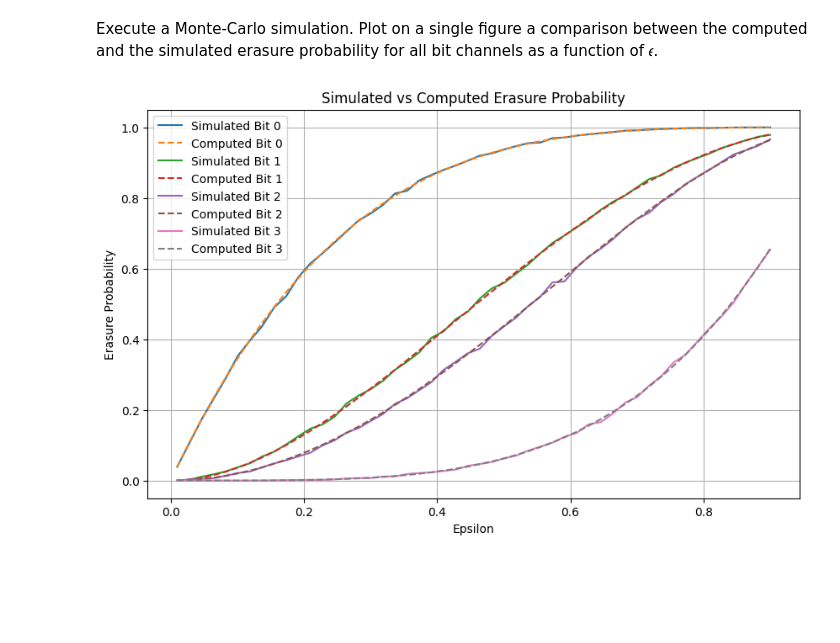
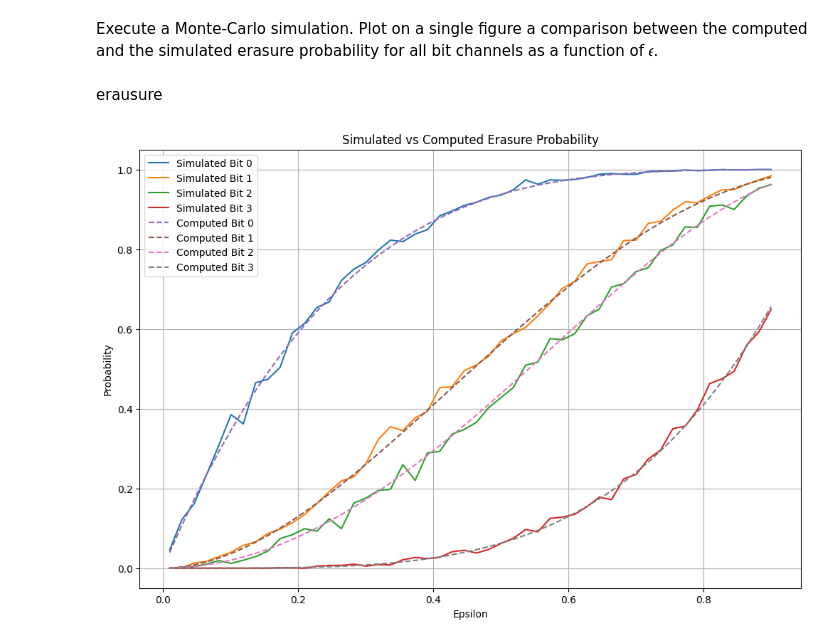
Before and after one commit to RonBartov/erasure-probabilities-and-error-correction, a Jupyter notebook: erasure_probabilities_and_error_correction.ipynb, the cells around one changed output. Saved outputs shown, nothing was run; the diff lists cells and outputs as text; code cells hidden in the pictures; blank space fills up the shorter version.

```diff
--- a/erasure_probabilities_and_error_correction.ipynb
+++ b/erasure_probabilities_and_error_correction.ipynb
@@ -599,50 +599,3 @@ Decoding success: True
 # %% [markdown]
 Execute a Monte-Carlo simulation. Plot on a single figure a comparison between the computed and
 the simulated erasure probability for all bit channels as a function of 𝜖.
-# %%
-# Number of Monte Carlo simulations
-num_simulations = 10000
-
-# Define a range of epsilon values
-epsilon_values = np.linspace(0.01, 0.9, 50)
-
-# Initialize arrays to store results
-simulated_erasure_probabilities = np.zeros((4, len(epsilon_values)))  # For 4 bits
-computed_erasure_probabilities = np.zeros((4, len(epsilon_values)))
-
-# Perform the Monte Carlo simulation
-for bit_index in range(4):  # Iterate over each bit channel
-    for eps_idx, eps in enumerate(epsilon_values):
-        success_count = 0
-
-        for _ in range(num_simulations):
-            # Randomly generate information bit `i`
-            i = [np.random.randint(0, 2)]
-
-            # Set info_locs to the current bit index
-            info_locs = [bit_index]
-
-            # Run encode_channel_decode
-            if encode_channel_decode(i, info_locs, eps):
-                success_count += 1
-
-        # Simulated erasure probability is 1 - success_rate
-        simulated_erasure_probabilities[bit_index, eps_idx] = 1 - (success_count / num_simulations)
-
-        # Compute theoretical erasure probability
-        computed_erasure_probabilities[bit_index, eps_idx] = computed_erasure_probability(bit_index, eps)
-
-# Plot results
-plt.figure(figsize=(10, 6))
-for bit_index in range(4):
-    plt.plot(epsilon_values, simulated_erasure_probabilities[bit_index], label=f"Simulated Bit {bit_index}")
-    plt.plot(epsilon_values, computed_erasure_probabilities[bit_index], '--', label=f"Computed Bit {bit_index}")
-
-plt.xlabel("Epsilon")
-plt.ylabel("Erasure Probability")
-plt.title("Simulated vs Computed Erasure Probability")
-plt.legend()
-plt.grid()
-plt.show()
-# %% [output]
-[figure, removed]
@@ -648,0 +678,22 @@ plt.show()
+# %% [markdown]
+erausure
+# %%
+# Number of Monte Carlo simulations
+num_simulations = 1000
+
+# Define a range of epsilon values
+epsilon_values = np.linspace(0.01, 0.9, 50)
+
+# Simulate erasure probabilities
+simulated_erasure_probabilities = run_monte_carlo_simulation(num_simulations, epsilon_values, [[i] for i in range(4)], "erasure")
+
+# Compute theoretical erasure probabilities
+computed_erasure_probabilities = np.zeros((4, len(epsilon_values)))
+for bit_index in range(4):
+    for eps_idx, eps in enumerate(epsilon_values):
+        computed_erasure_probabilities[bit_index, eps_idx] = computed_erasure_probability(bit_index, eps)
+
+# Plot results for erasure probabilities comparison
+plot_simulation_results(simulated_erasure_probabilities, computed_erasure_probabilities, epsilon_values, [[i] for i in range(4)], "erasure")
+# %% [output]
+[figure, added]
```
Also changed, not shown: parts of 10 cells of this notebook.
